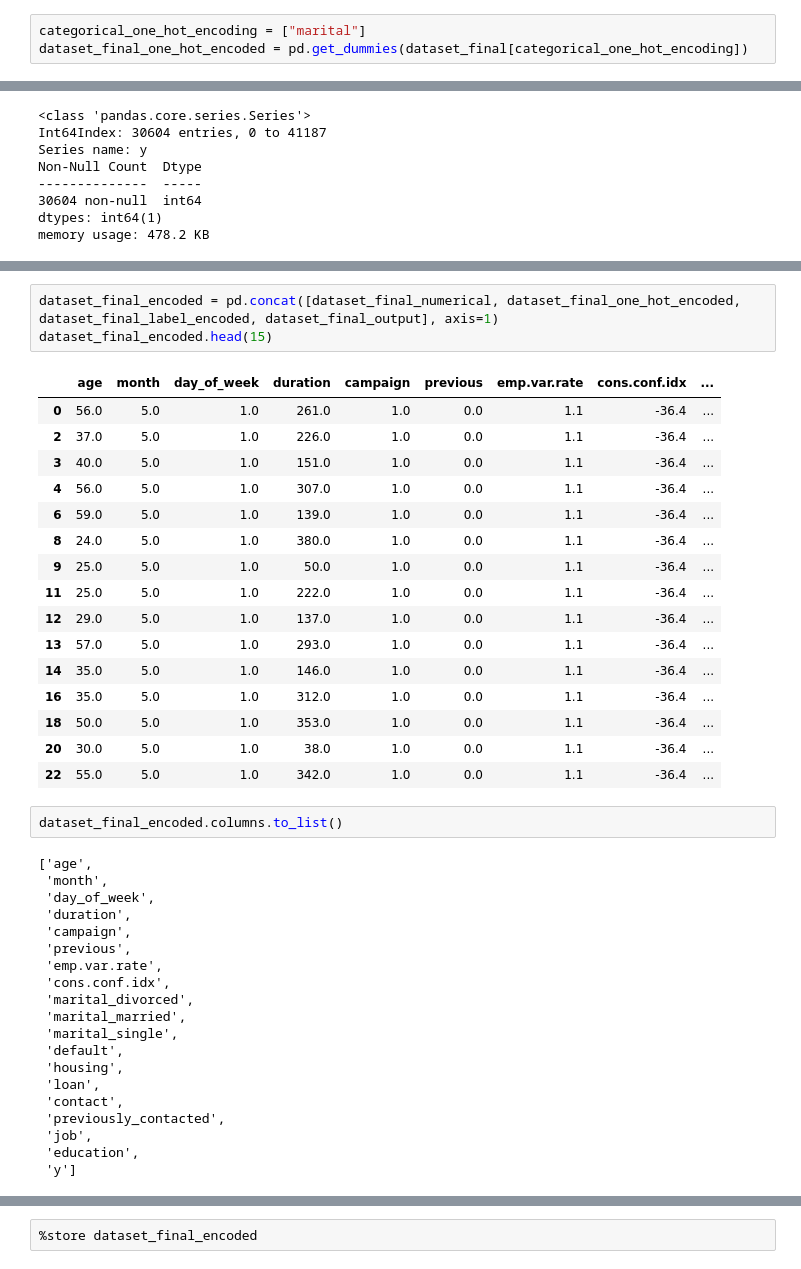
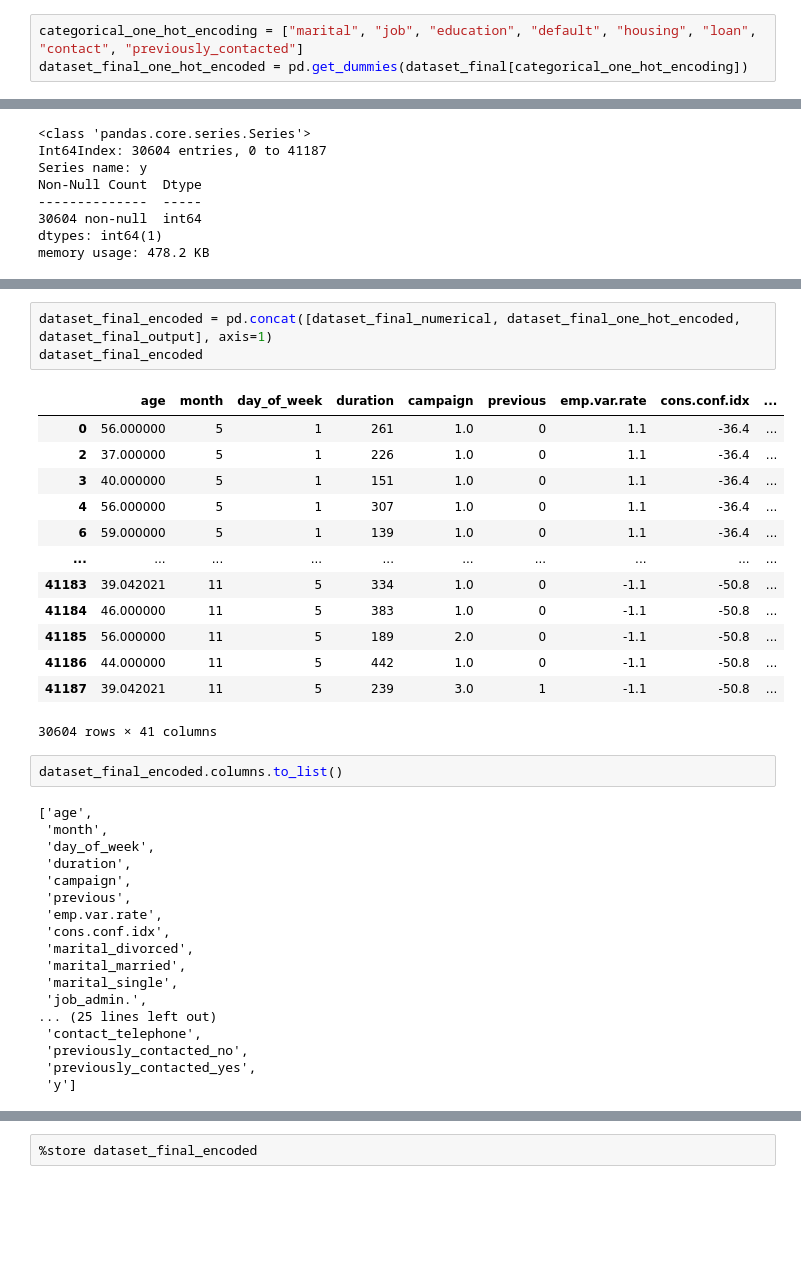
Before and after one commit to KISEE41/Banking-Marketing-Target, a Jupyter notebook: feature_engineering.ipynb, the cells around one changed output, grey strips where cells are left out. Cells and saved outputs as stored; diff of their text form; blank space fills up the shorter version.

Commit message:
convert categorical variable into dummy variables

```diff
--- a/feature_engineering.ipynb
+++ b/feature_engineering.ipynb
@@ -242,5 +242,5 @@ memory usage: 4.2+ MB
 # %%
-categorical_one_hot_encoding = ["marital"]
+categorical_one_hot_encoding = ["marital", "job", "education", "default", "housing", "loan", "contact", "previously_contacted"]
 dataset_final_one_hot_encoded = pd.get_dummies(dataset_final[categorical_one_hot_encoding])
 # %%
 display(dataset_final_one_hot_encoded)
@@ -421,23 +428,20 @@ memory usage: 1.5 MB
 # %%
-dataset_final_encoded = pd.concat([dataset_final_numerical, dataset_final_one_hot_encoded, dataset_final_label_encoded, dataset_final_output], axis=1)
-dataset_final_encoded.head(15)
+dataset_final_encoded = pd.concat([dataset_final_numerical, dataset_final_one_hot_encoded, dataset_final_output], axis=1)
+dataset_final_encoded
 # %% [output]
 |  | age | month | day_of_week | duration | campaign | previous | emp.var.rate | cons.conf.idx | ... |
-| 0 | 56.0 | 5.0 | 1.0 | 261.0 | 1.0 | 0.0 | 1.1 | -36.4 | ... |
-| 2 | 37.0 | 5.0 | 1.0 | 226.0 | 1.0 | 0.0 | 1.1 | -36.4 | ... |
-| 3 | 40.0 | 5.0 | 1.0 | 151.0 | 1.0 | 0.0 | 1.1 | -36.4 | ... |
-| 4 | 56.0 | 5.0 | 1.0 | 307.0 | 1.0 | 0.0 | 1.1 | -36.4 | ... |
-| 6 | 59.0 | 5.0 | 1.0 | 139.0 | 1.0 | 0.0 | 1.1 | -36.4 | ... |
-| 8 | 24.0 | 5.0 | 1.0 | 380.0 | 1.0 | 0.0 | 1.1 | -36.4 | ... |
-| 9 | 25.0 | 5.0 | 1.0 | 50.0 | 1.0 | 0.0 | 1.1 | -36.4 | ... |
-| 11 | 25.0 | 5.0 | 1.0 | 222.0 | 1.0 | 0.0 | 1.1 | -36.4 | ... |
-| 12 | 29.0 | 5.0 | 1.0 | 137.0 | 1.0 | 0.0 | 1.1 | -36.4 | ... |
-| 13 | 57.0 | 5.0 | 1.0 | 293.0 | 1.0 | 0.0 | 1.1 | -36.4 | ... |
-| 14 | 35.0 | 5.0 | 1.0 | 146.0 | 1.0 | 0.0 | 1.1 | -36.4 | ... |
-| 16 | 35.0 | 5.0 | 1.0 | 312.0 | 1.0 | 0.0 | 1.1 | -36.4 | ... |
-| 18 | 50.0 | 5.0 | 1.0 | 353.0 | 1.0 | 0.0 | 1.1 | -36.4 | ... |
-| 20 | 30.0 | 5.0 | 1.0 | 38.0 | 1.0 | 0.0 | 1.1 | -36.4 | ... |
-| 22 | 55.0 | 5.0 | 1.0 | 342.0 | 1.0 | 0.0 | 1.1 | -36.4 | ... |
+| 0 | 56.000000 | 5 | 1 | 261 | 1.0 | 0 | 1.1 | -36.4 | ... |
+| 2 | 37.000000 | 5 | 1 | 226 | 1.0 | 0 | 1.1 | -36.4 | ... |
+| 3 | 40.000000 | 5 | 1 | 151 | 1.0 | 0 | 1.1 | -36.4 | ... |
+| 4 | 56.000000 | 5 | 1 | 307 | 1.0 | 0 | 1.1 | -36.4 | ... |
+| 6 | 59.000000 | 5 | 1 | 139 | 1.0 | 0 | 1.1 | -36.4 | ... |
+| ... | ... | ... | ... | ... | ... | ... | ... | ... | ... |
+| 41183 | 39.042021 | 11 | 5 | 334 | 1.0 | 0 | -1.1 | -50.8 | ... |
+| 41184 | 46.000000 | 11 | 5 | 383 | 1.0 | 0 | -1.1 | -50.8 | ... |
+| 41185 | 56.000000 | 11 | 5 | 189 | 2.0 | 0 | -1.1 | -50.8 | ... |
+| 41186 | 44.000000 | 11 | 5 | 442 | 1.0 | 0 | -1.1 | -50.8 | ... |
+| 41187 | 39.042021 | 11 | 5 | 239 | 3.0 | 1 | -1.1 | -50.8 | ... |
+30604 rows × 41 columns
 # %%
 dataset_final_encoded.columns.to_list()
 # %% [output]
@@ -452,13 +456,11 @@ dataset_final_encoded.columns.to_list()
  'marital_divorced',
  'marital_married',
  'marital_single',
- 'default',
- 'housing',
- 'loan',
- 'contact',
- 'previously_contacted',
- 'job',
- 'education',
+ 'job_admin.',
+... (25 lines left out)
+ 'contact_telephone',
+ 'previously_contacted_no',
+ 'previously_contacted_yes',
  'y']
 # %%
 dataset_final_encoded.info()
```
Also changed, not shown: parts of 6 cells of this notebook, 1 other file.
